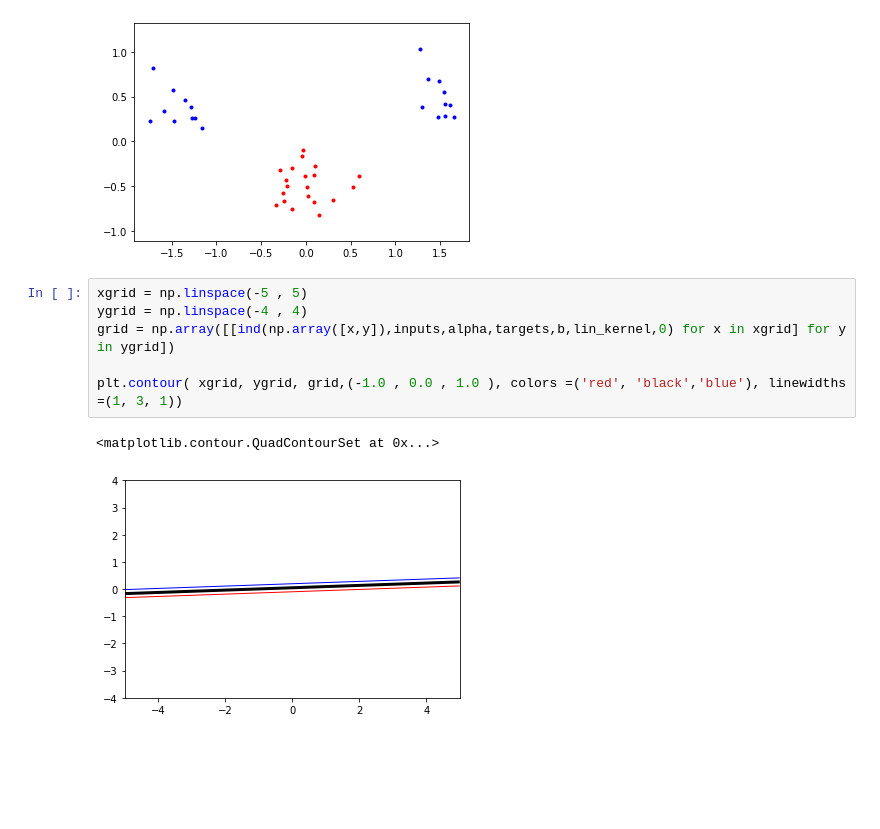
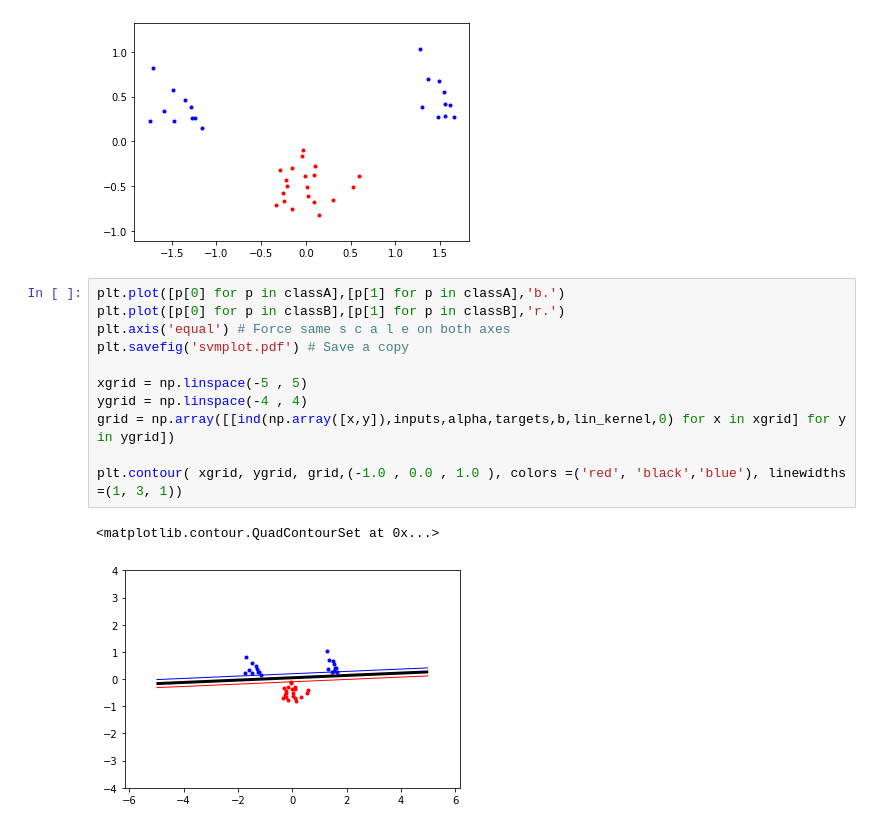
Before and after one commit to KenzaB27/support_vector_machines, a Jupyter notebook: svm-tobi.ipynb, the cells around one changed output. Saved outputs shown, nothing was run; the diff lists cells and outputs as text; blank space fills up the shorter version.

```diff
--- a/svm-tobi.ipynb
+++ b/svm-tobi.ipynb
@@ -115,11 +115,16 @@ plt.savefig('svmplot.pdf') # Save a copy
 # %% [output]
 [figure]
 # %%
+plt.plot([p[0] for p in classA],[p[1] for p in classA],'b.')
+plt.plot([p[0] for p in classB],[p[1] for p in classB],'r.')
+plt.axis('equal') # Force same s c a l e on both axes
+plt.savefig('svmplot.pdf') # Save a copy
+
 xgrid = np.linspace(-5 , 5)
 ygrid = np.linspace(-4 , 4)
 grid = np.array([[ind(np.array([x,y]),inputs,alpha,targets,b,lin_kernel,0) for x in xgrid] for y in ygrid])
 
 plt.contour( xgrid, ygrid, grid,(-1.0 , 0.0 , 1.0 ), colors =('red', 'black','blue'), linewidths =(1, 3, 1))
 # %% [output]
 <matplotlib.contour.QuadContourSet at 0x...>
-[figure, old version]
+[figure, new version]
```
Also changed, not shown: 1 other file.
